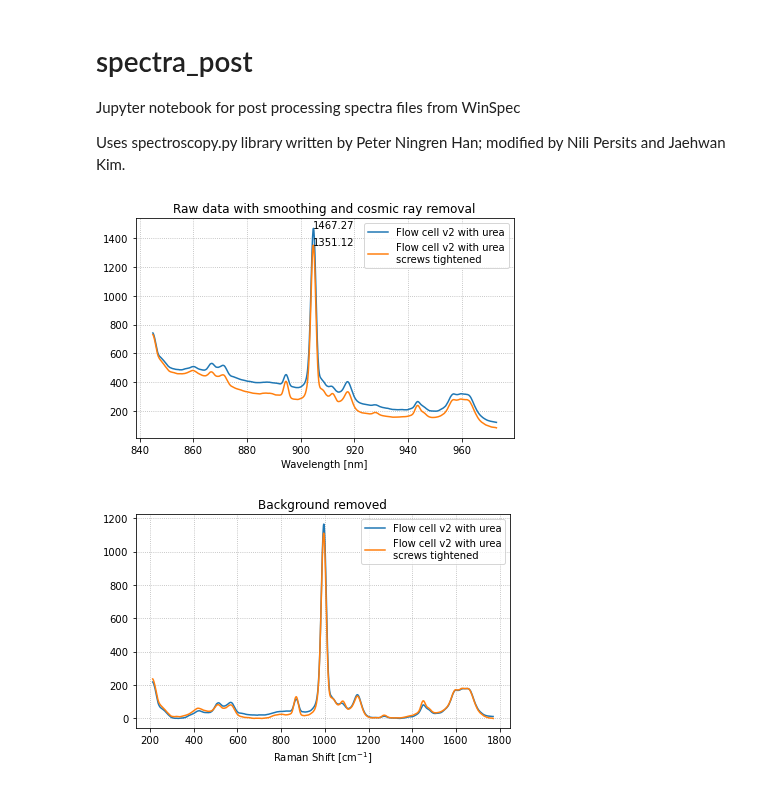
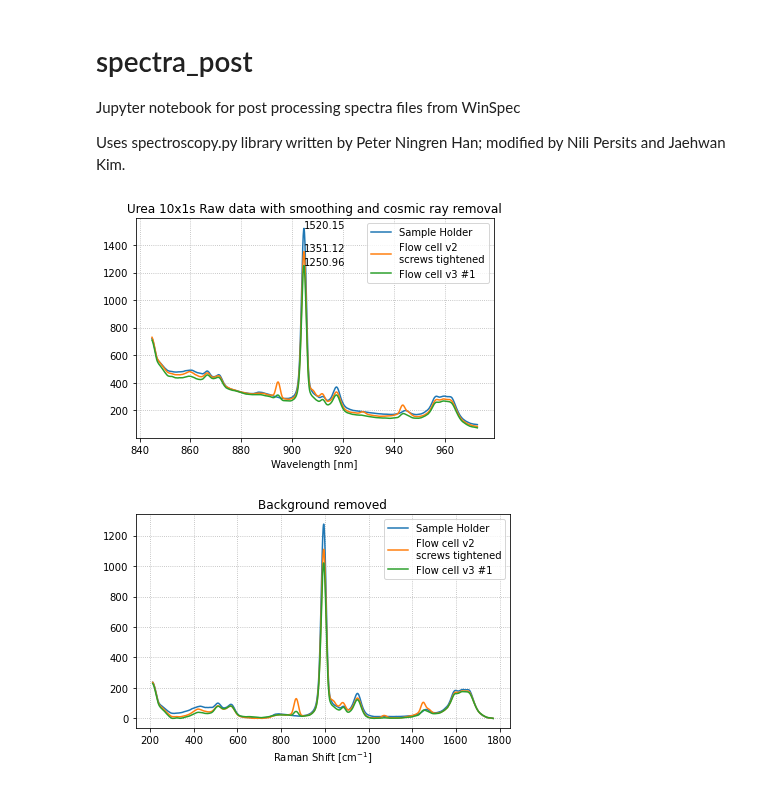
Before and after one commit to jhwnkim/fluid-auto-sampler, a Jupyter notebook: calculations/spectra_post.ipynb, the cells around one changed output. Drawn from its saved outputs; the diff is of its cells as text; code cells hidden in the pictures.

Commit message:
sampler tuned clean procedure, added flow cell v3 results

```diff
--- a/calculations/spectra_post.ipynb
+++ b/calculations/spectra_post.ipynb
@@ -13,10 +13,14 @@ from speclib.spectroscopy import *
 
 laser=830.0
 filename_dic = {
-    'Flow cell v2 with urea':        './data/20210125 Flowcell v2 test/Flow_cell_urea_10x1s1',
+    'Sample Holder':       './data/20210128 Flowcell v3 test/sample-holder_urea_10x1s8',
+#     'Flow cell v2':        './data/20210125 Flowcell v2 test/Flow_cell_urea_10x1s1',
 #     'Flow cell with 70% ethanol': './data/20210125 Flowcell v2 test/Flow_cell_ethanol70percemt_10x1s3',
-    'Flow cell v2 with urea\nscrews tightened':        './data/20210126 Flowcell v2 test 2/urea_10x1s10',
+    'Flow cell v2\nscrews tightened':        './data/20210126 Flowcell v2 test 2/urea_10x1s10',
 #     'Flow cell with 70% ethanol': './data/20210126 Flowcell v2 test 2/ethanol70pc_10x1s5',
+
+    'Flow cell v3 #1':       './data/20210128 Flowcell v3 test/FCv3_urea_10x1s1',
+#     'Flow cell v3 #2':       './data/20210128 Flowcell v3 test/FCv3_urea_10x1s2',
 }
 
 data_dic = {}
@@ -30,33 +34,33 @@ for key, file_name in filename_dic.items():
 
     data_dic[key] = [waveshift, X_sig[0], wave, X]
 
 
 plt.figure()
 for key, data in data_dic.items():
     plt.plot(data[2], data[3], label=key)
     peak = np.max(data[3])
     peak_wave = data[2][np.argmax(data[3])]
     SBR = peak / data[3][np.abs(data[2]-880.0)<0.1] # signal to background peak at 880nm
 #     print(SBR)
 #     plt.annotate('Peak count: {:g}\nSignal to 880nm background: {:g}'.format(peak, np.mean(SBR)), xy=(data[2][np.argmax(data[3])], peak))
     plt.annotate('{:g}'.format(peak), xy=(peak_wave, peak))
 plt.legend()
 plt.xlabel('Wavelength [nm]')
 plt.grid(True, linestyle=':')
-plt.title('Raw data with smoothing and cosmic ray removal')
+plt.title('Urea 10x1s Raw data with smoothing and cosmic ray removal')
 plt.tight_layout()
 plt.show()
 
 
 plt.figure()
 for key, data in data_dic.items():
     plt.plot(data[0], data[1], label=key)
 plt.legend()
 plt.xlabel('Raman Shift [cm$^{-1}$]')
 plt.grid(True, linestyle=':')
 plt.title('Background removed')
 plt.tight_layout()
 plt.show()
 # %% [output]
-[figure, old version]
+[figure, new version]
-[figure, old version]
+[figure, new version]
```
Also changed, not shown: 5 other files.
